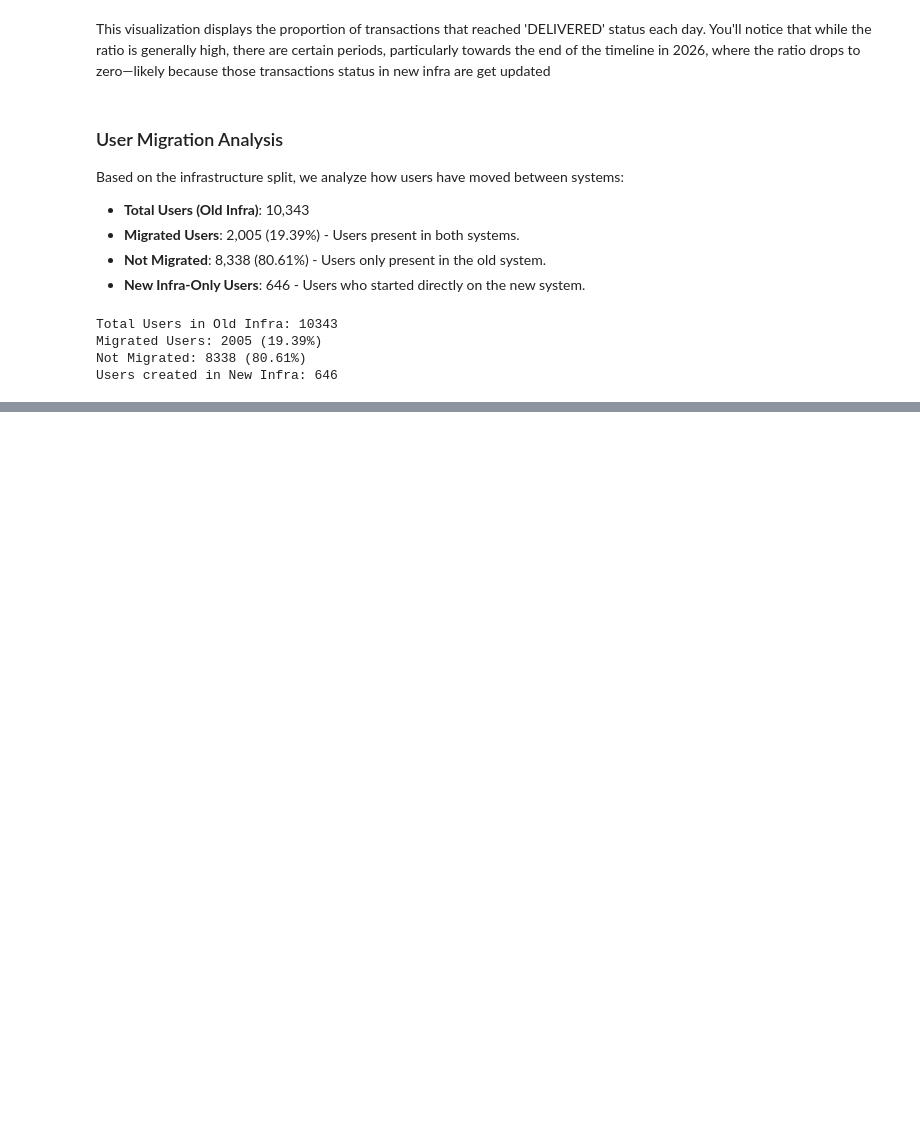
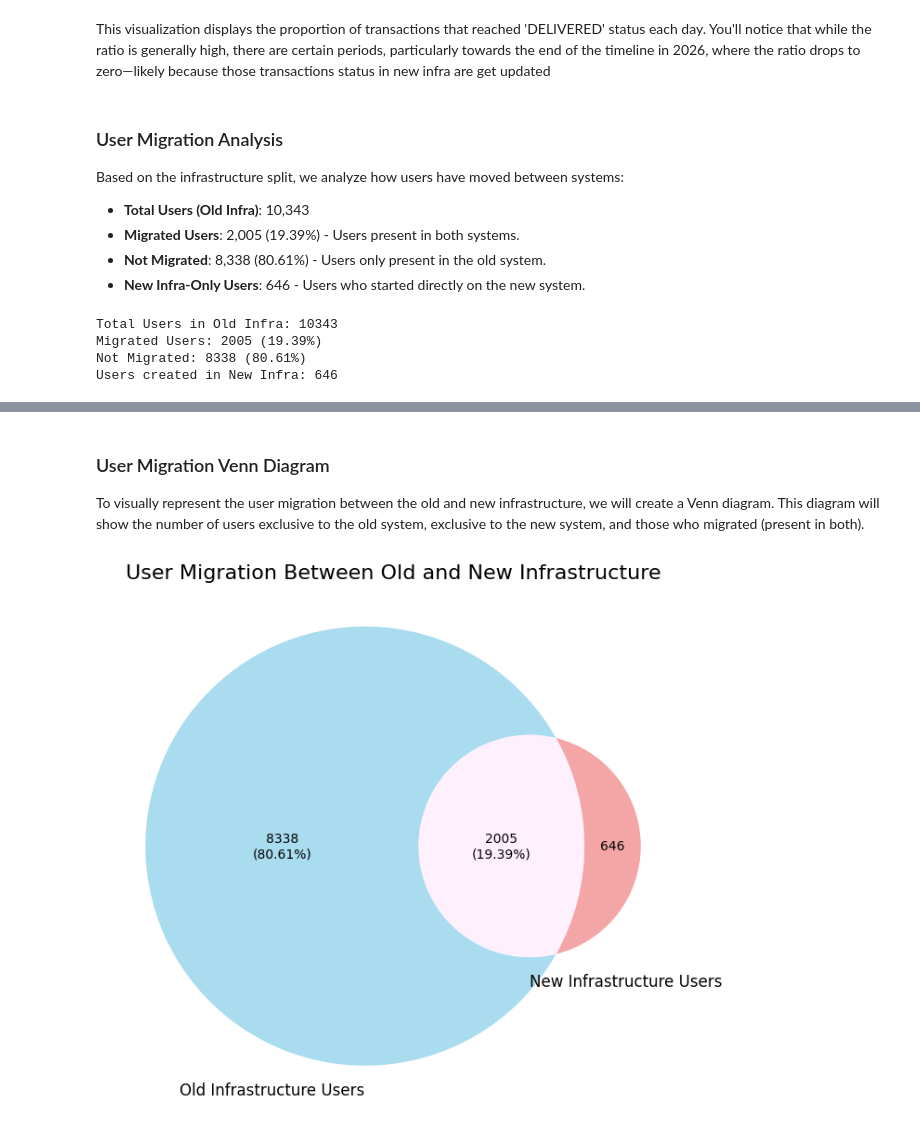
Before and after one commit to aravinth-xuno/fraud-detection-notebook, a Jupyter notebook: Exploratory_Data_Analysis_for_Fraud_Detection.ipynb, the cells around one changed output, grey strips where cells are left out. Saved outputs shown, nothing was run; the diff lists cells and outputs as text; code cells hidden in the pictures; blank space fills up the shorter version.

```diff
--- a/Exploratory_Data_Analysis_for_Fraud_Detection.ipynb
+++ b/Exploratory_Data_Analysis_for_Fraud_Detection.ipynb
@@ -291,0 +447,45 @@ Users created in New Infra: 646
+# %% [markdown]
+### User Migration Venn Diagram
+
+To visually represent the user migration between the old and new infrastructure, we will create a Venn diagram. This diagram will show the number of users exclusive to the old system, exclusive to the new system, and those who migrated (present in both).
+# %%
+from matplotlib_venn import venn2
+import matplotlib.pyplot as plt
+
+# Calculate the sizes for the Venn diagram
+# Set1: Old Infra Only Users
+# Set2: New Infra Only Users
+# Intersection: Migrated Users
+
+# A = Old Infra Users, B = New Infra Users
+# Size of A only (old_users - new_users)
+size_A_only = len(old_users - new_users)
+# Size of B only (new_users - old_users)
+size_B_only = len(new_users - old_users)
+# Size of intersection (migrated users)
+size_intersection = len(old_users.intersection(new_users))
+
+# Create the Venn diagram
+plt.figure(figsize=(8, 8))
+venn = venn2(subsets=(size_A_only, size_B_only, size_intersection),
+      set_labels=('Old Infrastructure Users', 'New Infrastructure Users'),
+      set_colors=('skyblue', 'lightcoral'),
+      alpha=0.7)
+
+# Update the labels to include percentages, using already calculated percentages
+# Region A (Old Infra Only Users / Not Migrated)
+if venn.get_label_by_id('10'):
+    venn.get_label_by_id('10').set_text(f'{size_A_only}\n({perc_not_migrated:.2f}%)')
+
+# Region AB (Intersection - Migrated Users)
+if venn.get_label_by_id('11'):
+    venn.get_label_by_id('11').set_text(f'{size_intersection}\n({perc_migrated:.2f}%)')
+
+# Region B (New Infra Only) - Since the user didn't specify a percentage relative to total_old for this, we'll just show the count
+if venn.get_label_by_id('01'):
+    venn.get_label_by_id('01').set_text(f'{size_B_only}')
+
+plt.title('User Migration Between Old and New Infrastructure Based on Tranascations', fontsize=16)
+plt.show()
+# %% [output]
+[figure, added]
```
Also changed, not shown: parts of 14 cells of this notebook.
